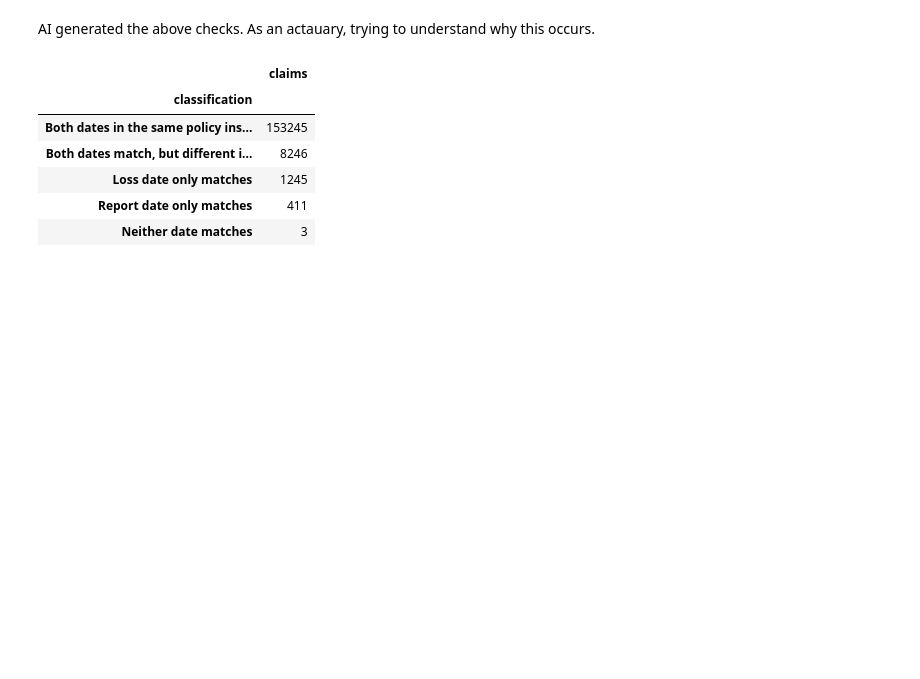
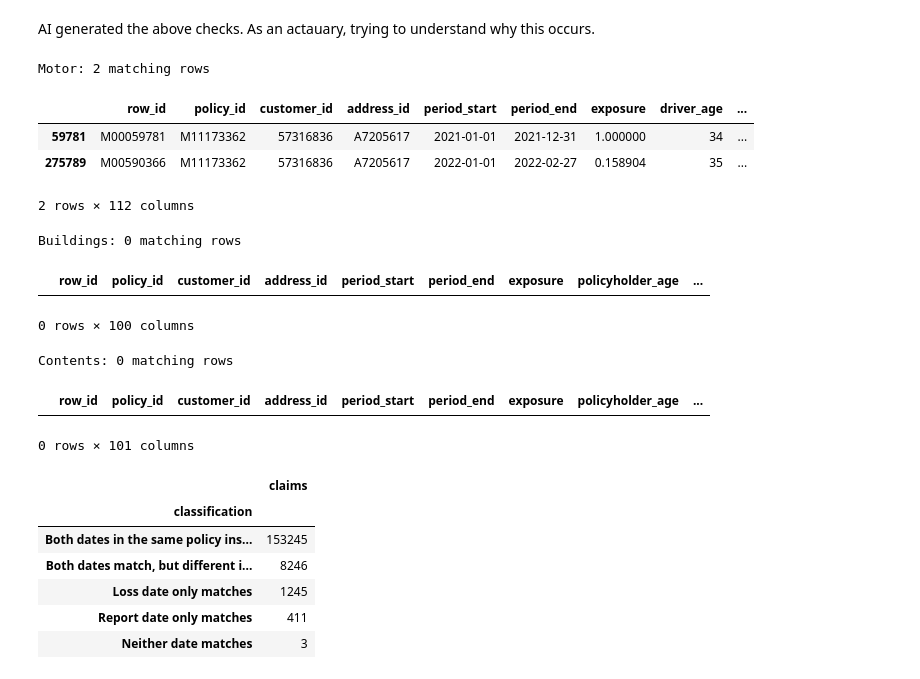
Before and after one commit to sarah-gui/Hackathon2026, a Jupyter notebook: analysis.ipynb, the cells around one changed output. Cells and saved outputs as stored; diff of their text form; code cells hidden in the pictures; blank space fills up the shorter version.

```diff
--- a/analysis.ipynb
+++ b/analysis.ipynb
@@ -707,15 +759,27 @@ display(
 # %% [markdown]
 AI generated the above checks. As an actauary, trying to understand why this occurs.
 # %%
-policy_id_to_find = "B00609093"  # Replace with the policy_id to look up
+policy_id_to_find = "M11173362"  # Replace with the policy_id to look up
 
 for line in ["motor", "buildings", "contents"]:
     matches = train[line].loc[
         train[line]["policy_id"].astype(str) == str(policy_id_to_find)
     ]
 
     print(f"\n{line.capitalize()}: {len(matches)} matching rows")
     display(matches)
+# %% [output]
+Motor: 2 matching rows
+|  | row_id | policy_id | customer_id | address_id | period_start | period_end | exposure | driver_age | ... |
+| 59781 | M00059781 | M11173362 | 57316836 | A7205617 | 2021-01-01 | 2021-12-31 | 1.000000 | 34 | ... |
+| 275789 | M00590366 | M11173362 | 57316836 | A7205617 | 2022-01-01 | 2022-02-27 | 0.158904 | 35 | ... |
+2 rows × 112 columns
+Buildings: 0 matching rows
+|  | row_id | policy_id | customer_id | address_id | period_start | period_end | exposure | policyholder_age | ... |
+0 rows × 100 columns
+Contents: 0 matching rows
+|  | row_id | policy_id | customer_id | address_id | period_start | period_end | exposure | policyholder_age | ... |
+0 rows × 101 columns
 # %%
 # Check whether each claim's loss and report dates fall within the same policy-period row_id.
 window_check = claims_with_policy_windows.copy()
```
Also changed, not shown: parts of 2 cells of this notebook.
